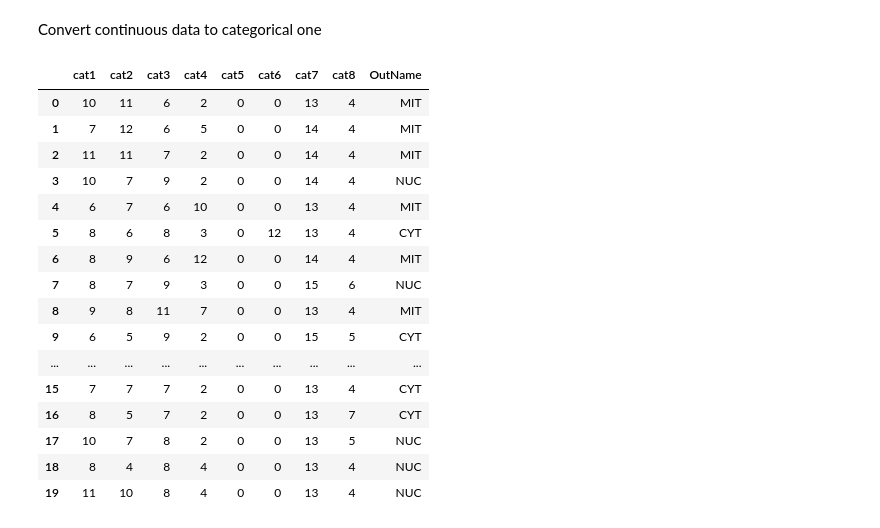
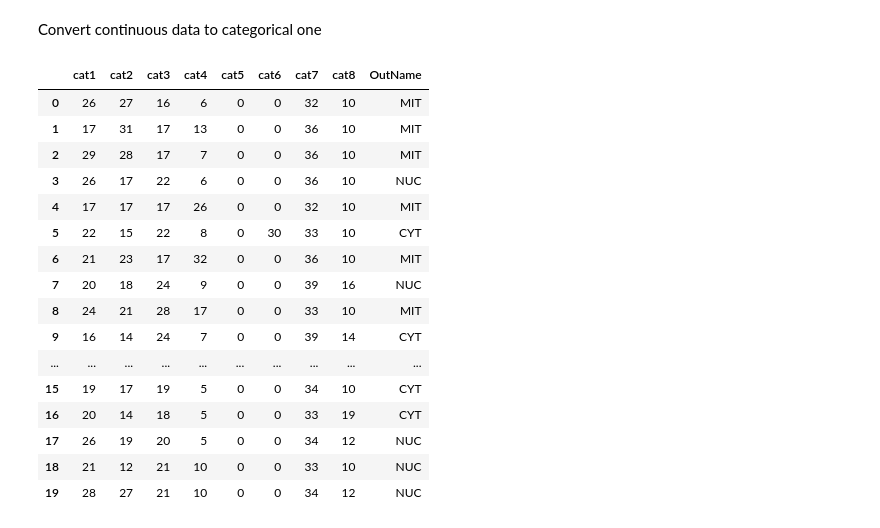
Before and after one commit to HikmetSimsir/EEE-485-Project, a Jupyter notebook: naive_baesian.ipynb, the cells around one changed output. Saved outputs shown, nothing was run; the diff lists cells and outputs as text; code cells hidden in the pictures.

```diff
--- a/naive_baesian.ipynb
+++ b/naive_baesian.ipynb
@@ -53,36 +53,36 @@ print(md.head(10))
 # %% [markdown]
 Convert continuous data to categorical one
 # %%
-noOfBins = 20
+noOfBins = 50
 # print(md['DBName'])
 # print(md.columns)
 # print(md['1'])
 for i in range(D):
     md["cat" + str(i + 1)] = pd.cut(md[str(i+1)].values, bins=noOfBins, labels= range(0, noOfBins))
 md.drop(columns=['1', '2', '3', '4', '5', '6', '7', '8'], inplace=True)
 last_column = md.pop('OutName')
 md.insert(8, 'OutName', last_column)
 md.head(20)
 # gk = md.groupby('Outname')
 # print(md[1].value_counts())
 # %% [output]
 |  | cat1 | cat2 | cat3 | cat4 | cat5 | cat6 | cat7 | cat8 | OutName |
-| 0 | 10 | 11 | 6 | 2 | 0 | 0 | 13 | 4 | MIT |
-| 1 | 7 | 12 | 6 | 5 | 0 | 0 | 14 | 4 | MIT |
-| 2 | 11 | 11 | 7 | 2 | 0 | 0 | 14 | 4 | MIT |
-| 3 | 10 | 7 | 9 | 2 | 0 | 0 | 14 | 4 | NUC |
-| 4 | 6 | 7 | 6 | 10 | 0 | 0 | 13 | 4 | MIT |
-| 5 | 8 | 6 | 8 | 3 | 0 | 12 | 13 | 4 | CYT |
-| 6 | 8 | 9 | 6 | 12 | 0 | 0 | 14 | 4 | MIT |
-| 7 | 8 | 7 | 9 | 3 | 0 | 0 | 15 | 6 | NUC |
-| 8 | 9 | 8 | 11 | 7 | 0 | 0 | 13 | 4 | MIT |
-| 9 | 6 | 5 | 9 | 2 | 0 | 0 | 15 | 5 | CYT |
+| 0 | 26 | 27 | 16 | 6 | 0 | 0 | 32 | 10 | MIT |
+| 1 | 17 | 31 | 17 | 13 | 0 | 0 | 36 | 10 | MIT |
+| 2 | 29 | 28 | 17 | 7 | 0 | 0 | 36 | 10 | MIT |
+| 3 | 26 | 17 | 22 | 6 | 0 | 0 | 36 | 10 | NUC |
+| 4 | 17 | 17 | 17 | 26 | 0 | 0 | 32 | 10 | MIT |
+| 5 | 22 | 15 | 22 | 8 | 0 | 30 | 33 | 10 | CYT |
+| 6 | 21 | 23 | 17 | 32 | 0 | 0 | 36 | 10 | MIT |
+| 7 | 20 | 18 | 24 | 9 | 0 | 0 | 39 | 16 | NUC |
+| 8 | 24 | 21 | 28 | 17 | 0 | 0 | 33 | 10 | MIT |
+| 9 | 16 | 14 | 24 | 7 | 0 | 0 | 39 | 14 | CYT |
 | ... | ... | ... | ... | ... | ... | ... | ... | ... | ... |
-| 15 | 7 | 7 | 7 | 2 | 0 | 0 | 13 | 4 | CYT |
-| 16 | 8 | 5 | 7 | 2 | 0 | 0 | 13 | 7 | CYT |
-| 17 | 10 | 7 | 8 | 2 | 0 | 0 | 13 | 5 | NUC |
-| 18 | 8 | 4 | 8 | 4 | 0 | 0 | 13 | 4 | NUC |
-| 19 | 11 | 10 | 8 | 4 | 0 | 0 | 13 | 4 | NUC |
+| 15 | 19 | 17 | 19 | 5 | 0 | 0 | 34 | 10 | CYT |
+| 16 | 20 | 14 | 18 | 5 | 0 | 0 | 33 | 19 | CYT |
+| 17 | 26 | 19 | 20 | 5 | 0 | 0 | 34 | 12 | NUC |
+| 18 | 21 | 12 | 21 | 10 | 0 | 0 | 33 | 10 | NUC |
+| 19 | 28 | 27 | 21 | 10 | 0 | 0 | 34 | 12 | NUC |
 # %%
 X = md.iloc[:, 0:8].values.reshape(-1, 8)
 
```
Also changed, not shown: parts of 4 cells of this notebook, 1 other file.
